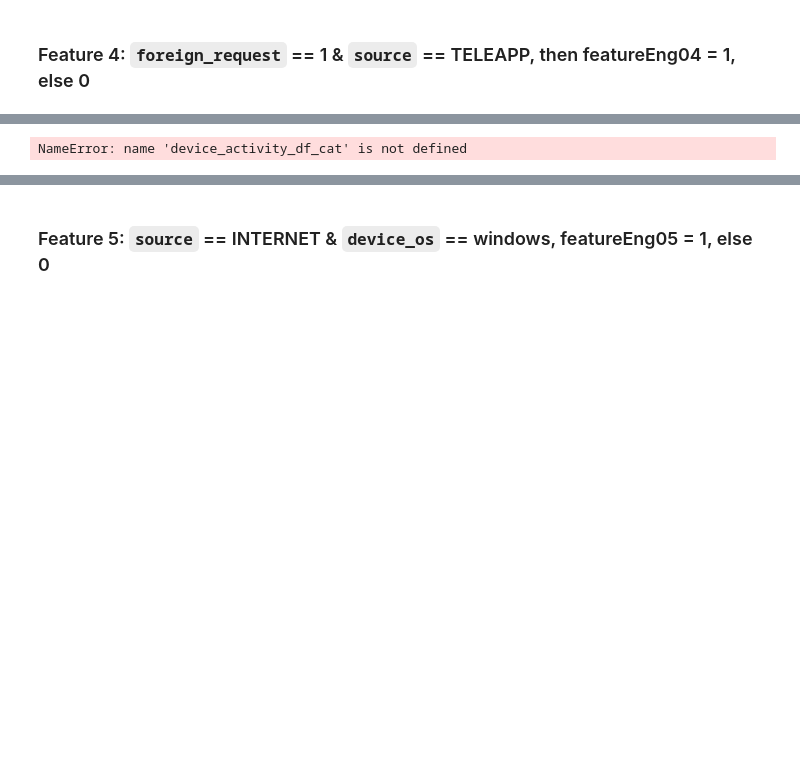
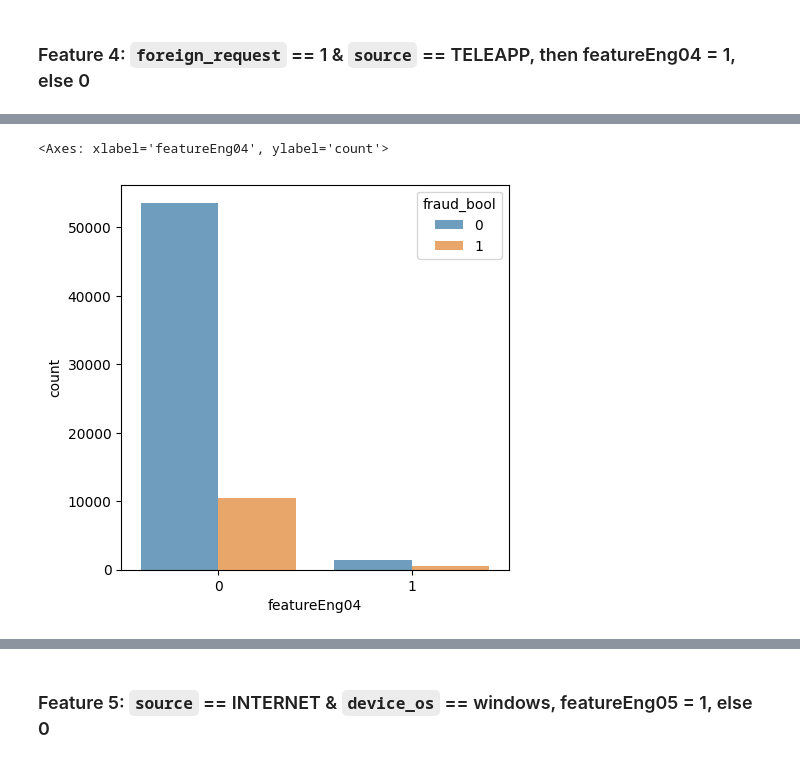
Before and after one commit to kclzl-nus/Detect-Fraudulent-Bank-Accounts, a Jupyter notebook: notebooks/2.0-kclzl-hyp-device-activity.ipynb, the cells around one changed output, grey strips where cells are left out. Drawn from its saved outputs; the diff is of its cells as text; code cells hidden in the pictures; blank space fills up the shorter version.

```diff
--- a/notebooks/2.0-kclzl-hyp-device-activity.ipynb
+++ b/notebooks/2.0-kclzl-hyp-device-activity.ipynb
@@ -426,22 +428,23 @@ Name: count, dtype: int64
 # %%
 # label columns with the following conditions met as a new column, 'featureEng02'
 # if conditions met, label as 1, else 0
 # 1. device_distinct_emails_8w is 2
 # 2. keep_alive_session is '0'
 device_activity_df_cat['featureEng04'] = 0
-device_activity_df_cat.loc[(device_activity_df_cat['foreign_request'] == 1) & (device_activity_df_cat['source'] == 'TELEAPP'), 'featureEng04'] = 1
+device_activity_df_cat.loc[(device_activity_df_cat['foreign_request'] == 1) & (device_activity_df_cat['source'] == 'INTERNET'), 'featureEng04'] = 1
 
 # change 'featureEng02' to category
 device_activity_df_cat['featureEng04'] = device_activity_df_cat['featureEng04'].astype('category')
 
 # plot the proportion of fraud vs non-fraud for the new column 'featureEng01'
 # fraud is in red, non-fraud is in blue
 # y axis is the count
 # x-axis tilt by 45 degrees
 plt.figure(figsize=(5, 5))
 sns.countplot(data=device_activity_df_cat, x='featureEng04', hue='fraud_bool', alpha=0.7)
 # %% [output]
-NameError: name 'device_activity_df_cat' is not defined
+<Axes: xlabel='featureEng04', ylabel='count'>
+[figure, added]
 # %%
 # reprint fraud proportion
 # caluclate proportion of fraud vs non-fraud for each category
```
Also changed, not shown: parts of 14 cells of this notebook.
